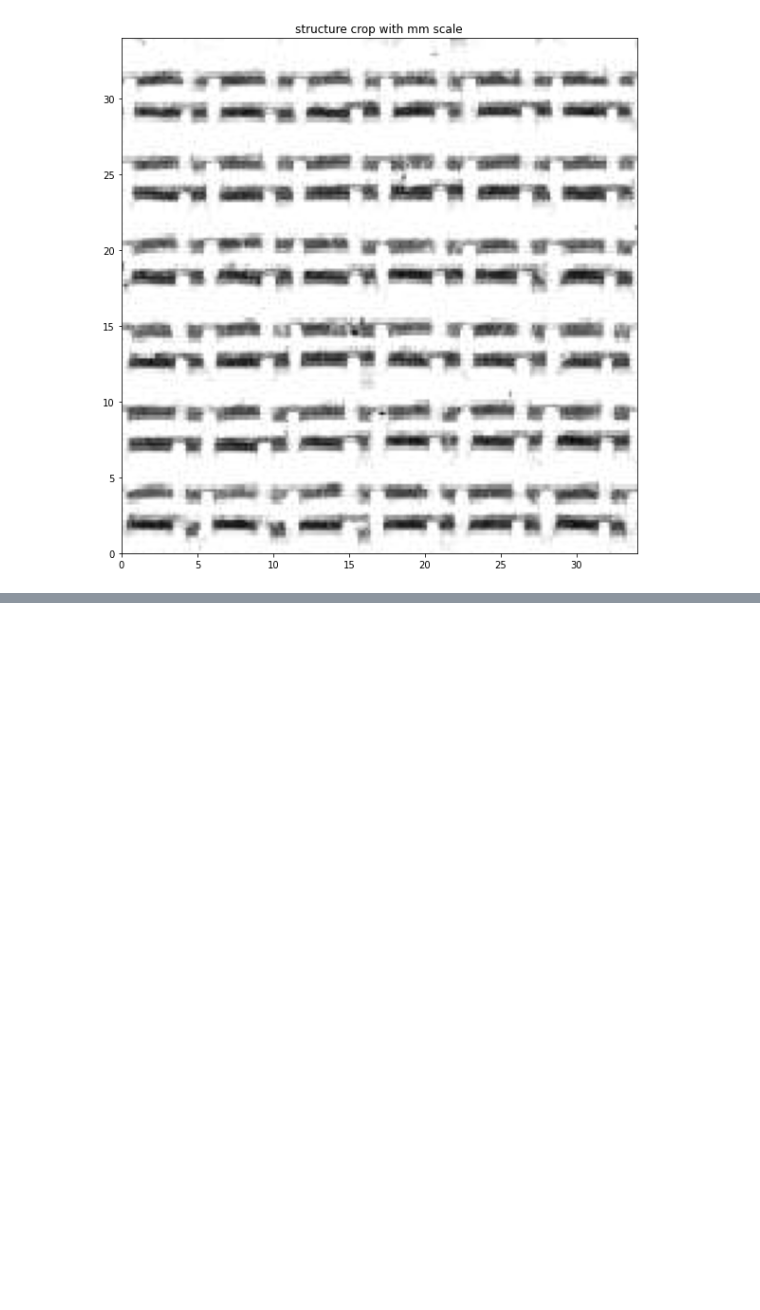
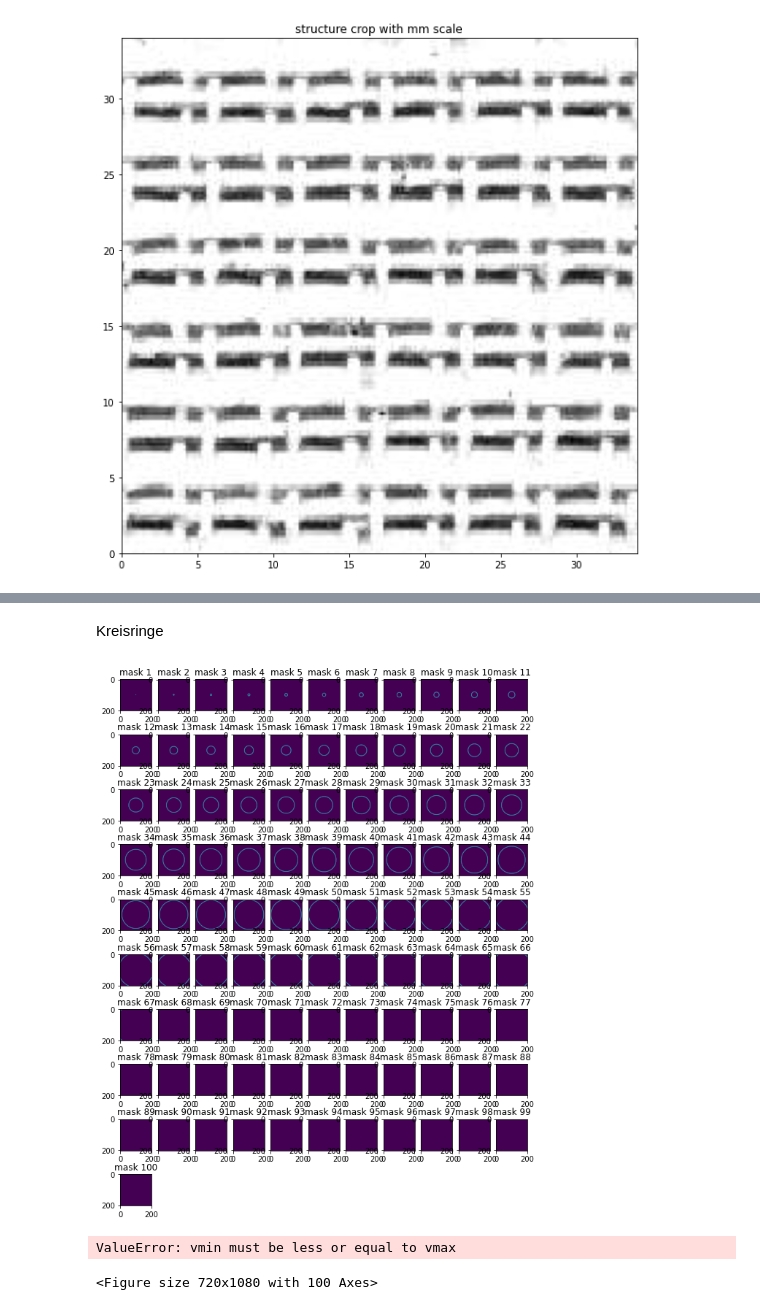
Before and after one commit to dichterbaer/SysBV, a Jupyter notebook: aufgabe4.ipynb, the cells around one changed output, grey strips where cells are left out. Saved outputs shown, nothing was run; the diff lists cells and outputs as text; code cells hidden in the pictures; blank space fills up the shorter version.

```diff
--- a/aufgabe4.ipynb
+++ b/aufgabe4.ipynb
@@ -102,0 +111,40 @@ fig3 = plt.bar(bin_cat, histo, width=5)
+# %% [markdown]
+Kreisringe
+# %%
+total_rows, total_cols = structure_fft.shape
+bins = 100
+nrows= int(np.sqrt(bins)+1)
+X, Y = np.ogrid[:total_rows, :total_cols]
+center = (int(total_cols/2), int(total_rows/2))
+#dist_from_center = (X - total_rows)**2 + (Y - total_cols)**2
+dist_from_center = np.sqrt((X - center[0])**2 + (Y-center[1])**2)
+r_kreisring = int(np.ceil(structure_fft.shape[0]/(2*bins)))
+radi = []
+histo = []
+fig = plt.figure(figsize=(10, 15))
+fig2 = plt.figure(figsize=(10, 15))
+masks = []
+for i in range(bins):
+    ax = fig.add_subplot(nrows, nrows, i+1)
+    ax2 = fig2.add_subplot(nrows, nrows, i+1)
+    mask = np.zeros(shape=(phi.shape[0], phi.shape[1]))
+
+    if i==0:
+        mask = (dist_from_center < (i+1)*r_kreisring)
+    else:
+        mask = (dist_from_center > (i+1)*r_kreisring) ^ (dist_from_center > (i)*r_kreisring)
+    masks.append(mask)
+    radi.append((i+1)*r_kreisring)
+    area = np.count_nonzero(mask)
+    ax.imshow(mask)
+    ax.set_title(f"mask {i+1}")
+    tmp = mask*structure_fft
+
+    ax2.imshow(abs(tmp), norm=LogNorm(vmin=5))
+    ax2.set_title(f"tmp {i+1}")
+    sum = np.sum(np.real(tmp))/area
+    histo.append(sum)
+# %% [output]
+[figure, added]
+ValueError: vmin must be less or equal to vmax
+<Figure size 720x1080 with 100 Axes>
```
Also changed, not shown: parts of 18 cells of this notebook.
